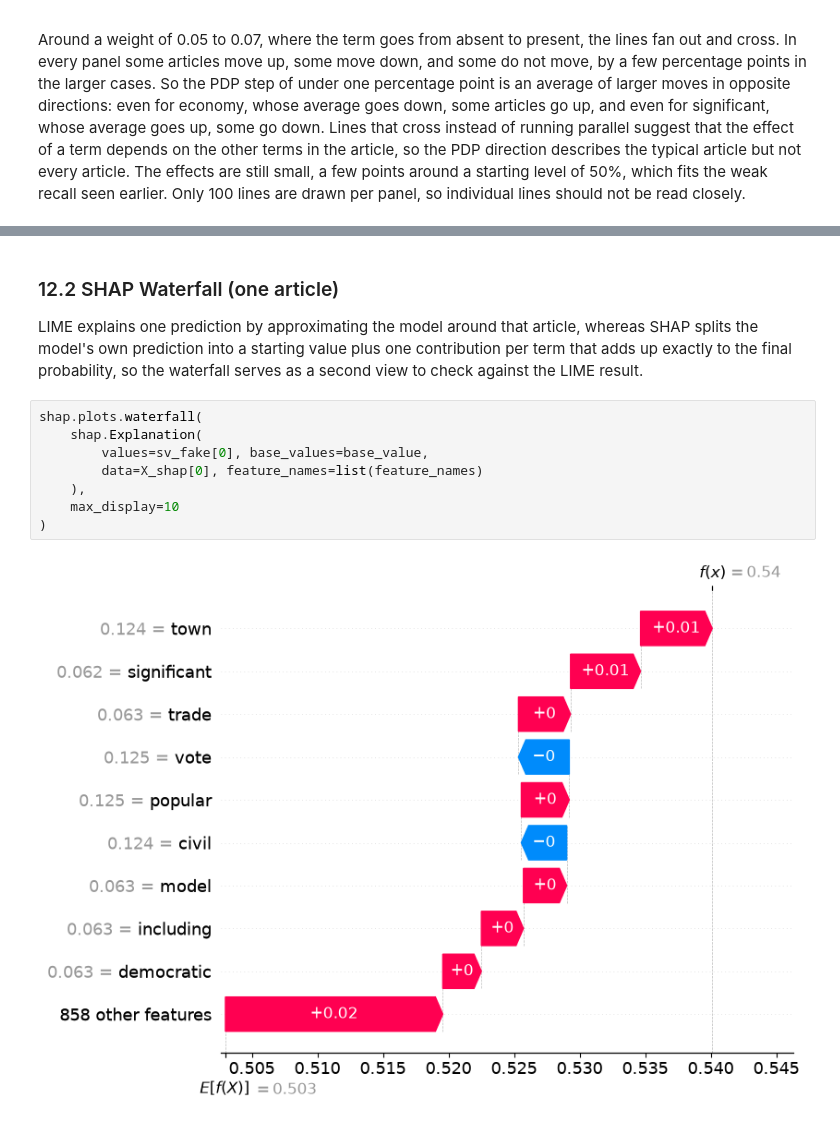
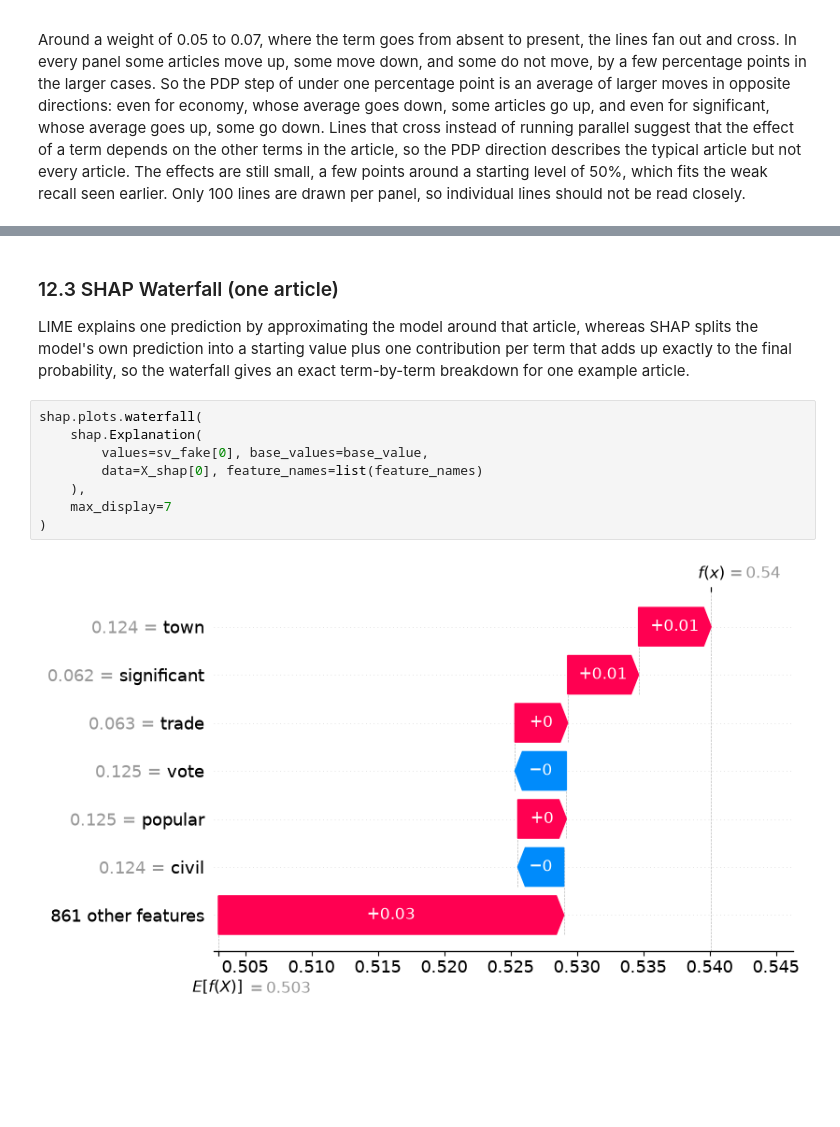
Before and after one commit to jirapon000/XDS_Fake_New_Detection, a Jupyter notebook: random_forest.ipynb, the cells around one changed output, grey strips where cells are left out. Drawn from its saved outputs; the diff is of its cells as text; blank space fills up the shorter version.

```diff
--- a/random_forest.ipynb
+++ b/random_forest.ipynb
@@ -423,15 +499,15 @@ For the real article wrongly flagged as fake (predicted probability of fake = 0.
 # %% [markdown]
-### 12.2 SHAP Waterfall (one article)
+### 12.3 SHAP Waterfall (one article)
 
-LIME explains one prediction by approximating the model around that article, whereas SHAP splits the model's own prediction into a starting value plus one contribution per term that adds up exactly to the final probability, so the waterfall serves as a second view to check against the LIME result.
+LIME explains one prediction by approximating the model around that article, whereas SHAP splits the model's own prediction into a starting value plus one contribution per term that adds up exactly to the final probability, so the waterfall gives an exact term-by-term breakdown for one example article.
 # %%
 shap.plots.waterfall(
     shap.Explanation(
         values=sv_fake[0], base_values=base_value,
         data=X_shap[0], feature_names=list(feature_names)
     ),
-    max_display=10
+    max_display=7
 )
 # %% [output]
-[figure, old version]
+[figure, new version]
 # %% [markdown]
```
Also changed, not shown: parts of 25 cells of this notebook, 2 other files.
